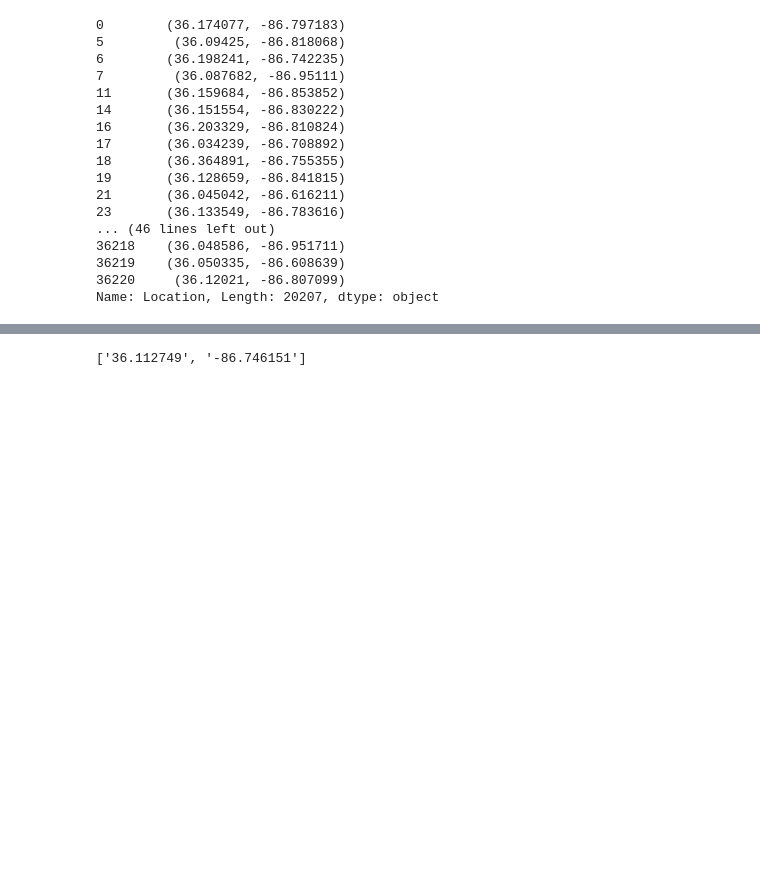
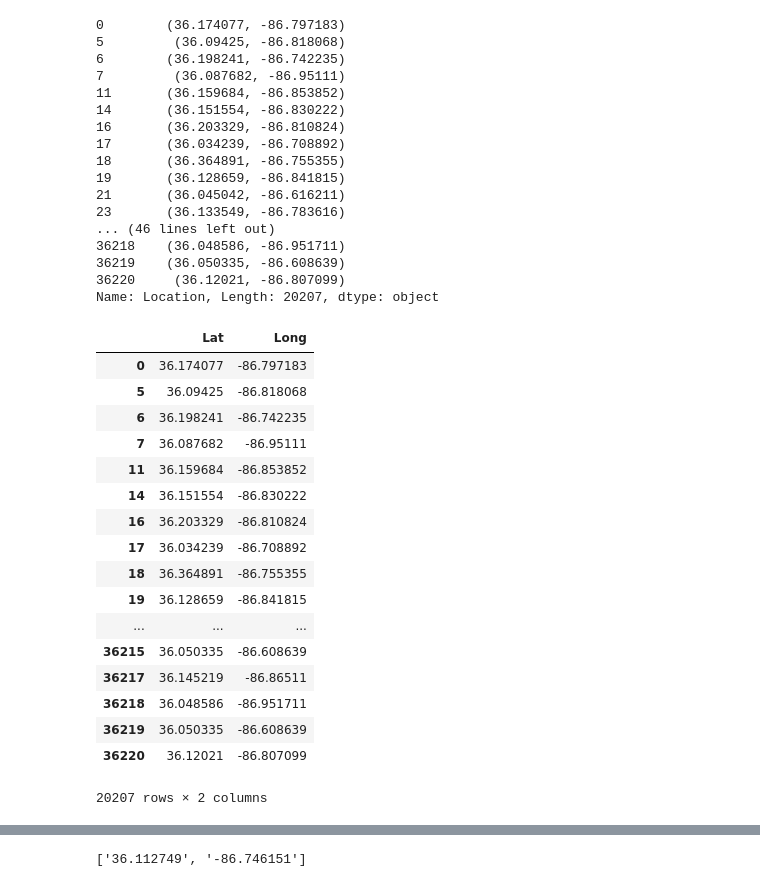
Before and after one commit to asidamo/affordable-housing, a Jupyter notebook: data-question-4-plaid-platypi.ipynb, the cells around one changed output, grey strips where cells are left out. Cells and saved outputs as stored; diff of their text form; code cells hidden in the pictures; blank space fills up the shorter version.

```diff
--- a/data-question-4-plaid-platypi.ipynb
+++ b/data-question-4-plaid-platypi.ipynb
@@ -224,6 +224,29 @@ Name: Location, Length: 20207, dtype: object
 # %%
 coord =pd.DataFrame(Permits_new_df['Location'] \
     .str.replace(')', '') \
     .str.replace('(', '') \
     .str.split(',', expand = True))
+
+coord.rename(columns={0:'Lat', 1:'Long'}, inplace=True)
+
+coord
+# %% [output]
+|  | Lat | Long |
+| 0 | 36.174077 | -86.797183 |
+| 5 | 36.09425 | -86.818068 |
+| 6 | 36.198241 | -86.742235 |
+| 7 | 36.087682 | -86.95111 |
+| 11 | 36.159684 | -86.853852 |
+| 14 | 36.151554 | -86.830222 |
+| 16 | 36.203329 | -86.810824 |
+| 17 | 36.034239 | -86.708892 |
+| 18 | 36.364891 | -86.755355 |
+| 19 | 36.128659 | -86.841815 |
+| ... | ... | ... |
+| 36215 | 36.050335 | -86.608639 |
+| 36217 | 36.145219 | -86.86511 |
+| 36218 | 36.048586 | -86.951711 |
+| 36219 | 36.050335 | -86.608639 |
+| 36220 | 36.12021 | -86.807099 |
+20207 rows × 2 columns
 # %%
```
Also changed, not shown: parts of 2 cells of this notebook.
